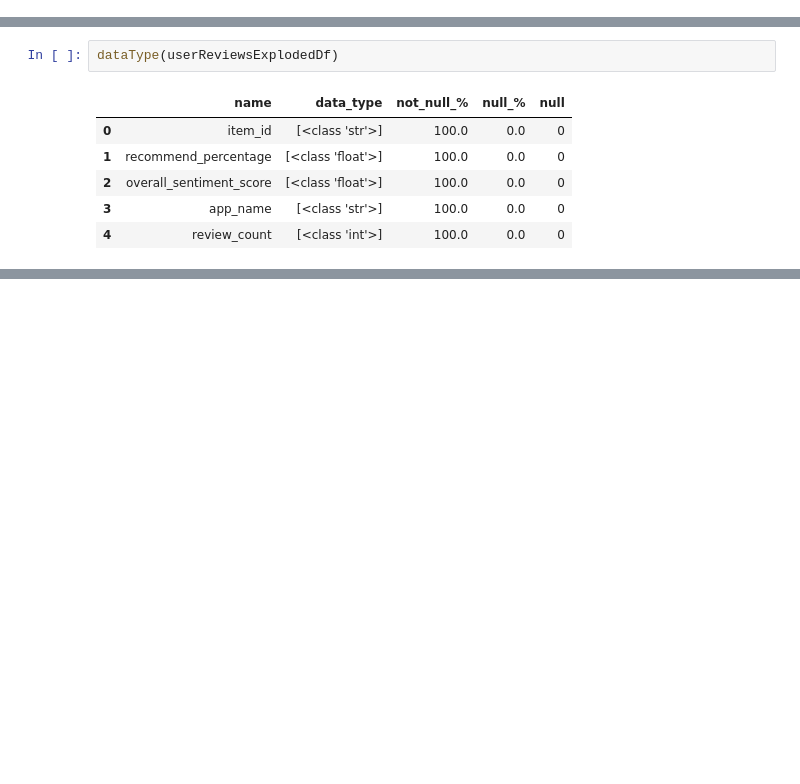
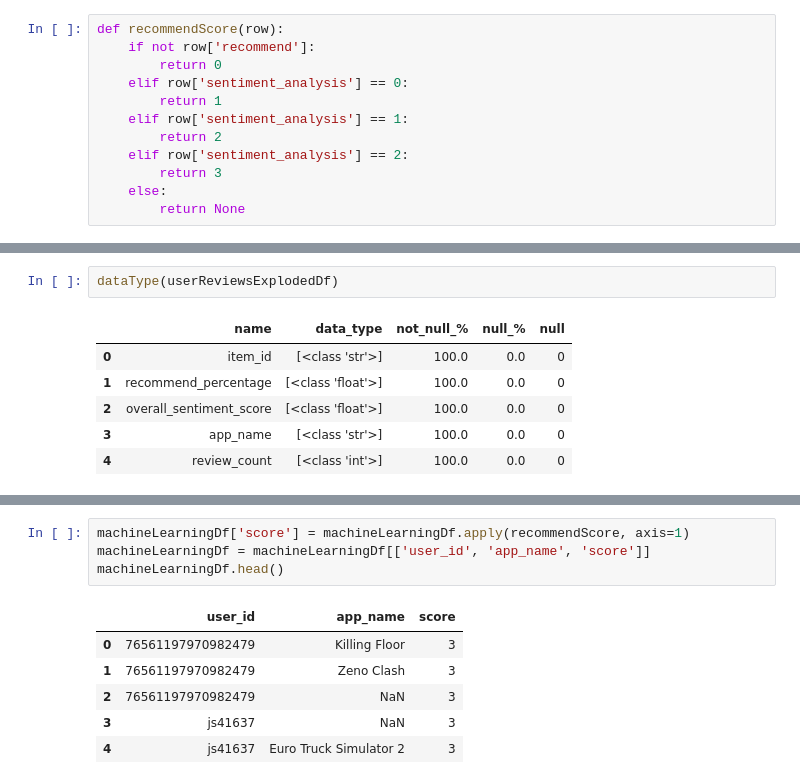
Before and after one commit to JBSosa/MLOps-Steam, a Jupyter notebook: EDA.ipynb, the cells around one changed output, grey strips where cells are left out. Saved outputs shown, nothing was run; the diff lists cells and outputs as text; blank space fills up the shorter version.

```diff
--- a/EDA.ipynb
+++ b/EDA.ipynb
@@ -32,6 +32,18 @@ def dataType(df):
                 dfDict["null"].append(df[column].isnull().sum())
         dataTypeDf=pd.DataFrame(dfDict)
         return dataTypeDf
+# %%
+def recommendScore(row):
+    if not row['recommend']:
+        return 0
+    elif row['sentiment_analysis'] == 0:
+        return 1
+    elif row['sentiment_analysis'] == 1:
+        return 2
+    elif row['sentiment_analysis'] == 2:
+        return 3
+    else:
+        return None
 # %% [markdown]
 <H2>Dataset userReviews
 # %% [markdown]
@@ -480,0 +510,11 @@ dataType(userReviewsExplodedDf)
+# %%
+machineLearningDf['score'] = machineLearningDf.apply(recommendScore, axis=1)
+machineLearningDf = machineLearningDf[['user_id', 'app_name', 'score']]
+machineLearningDf.head()
+# %% [output]
+|  | user_id | app_name | score |
+| 0 | 76561197970982479 | Killing Floor | 3 |
+| 1 | 76561197970982479 | Zeno Clash | 3 |
+| 2 | 76561197970982479 | NaN | 3 |
+| 3 | js41637 | NaN | 3 |
+| 4 | js41637 | Euro Truck Simulator 2 | 3 |
```
Also changed, not shown: parts of 9 cells of this notebook, 4 other files.
